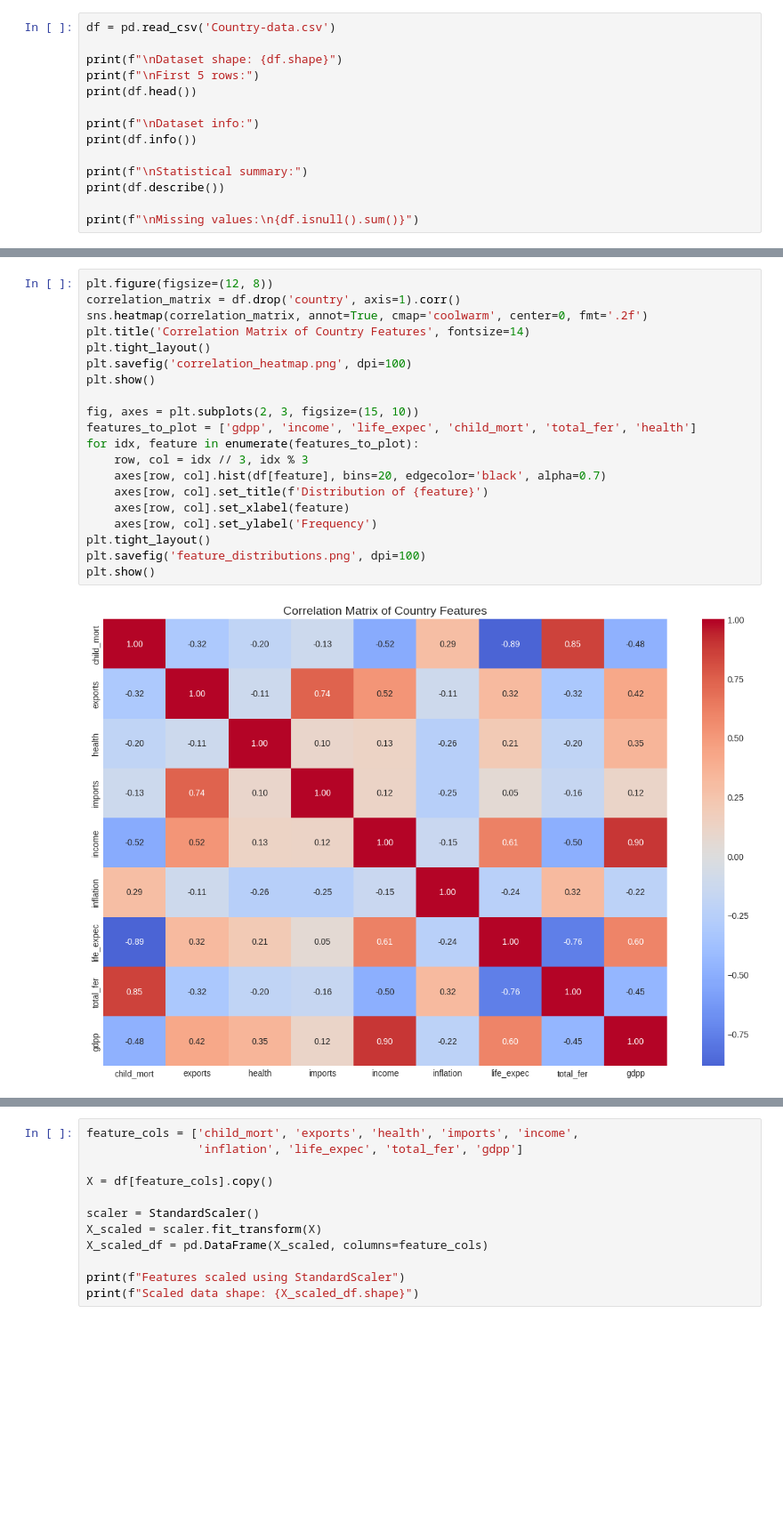
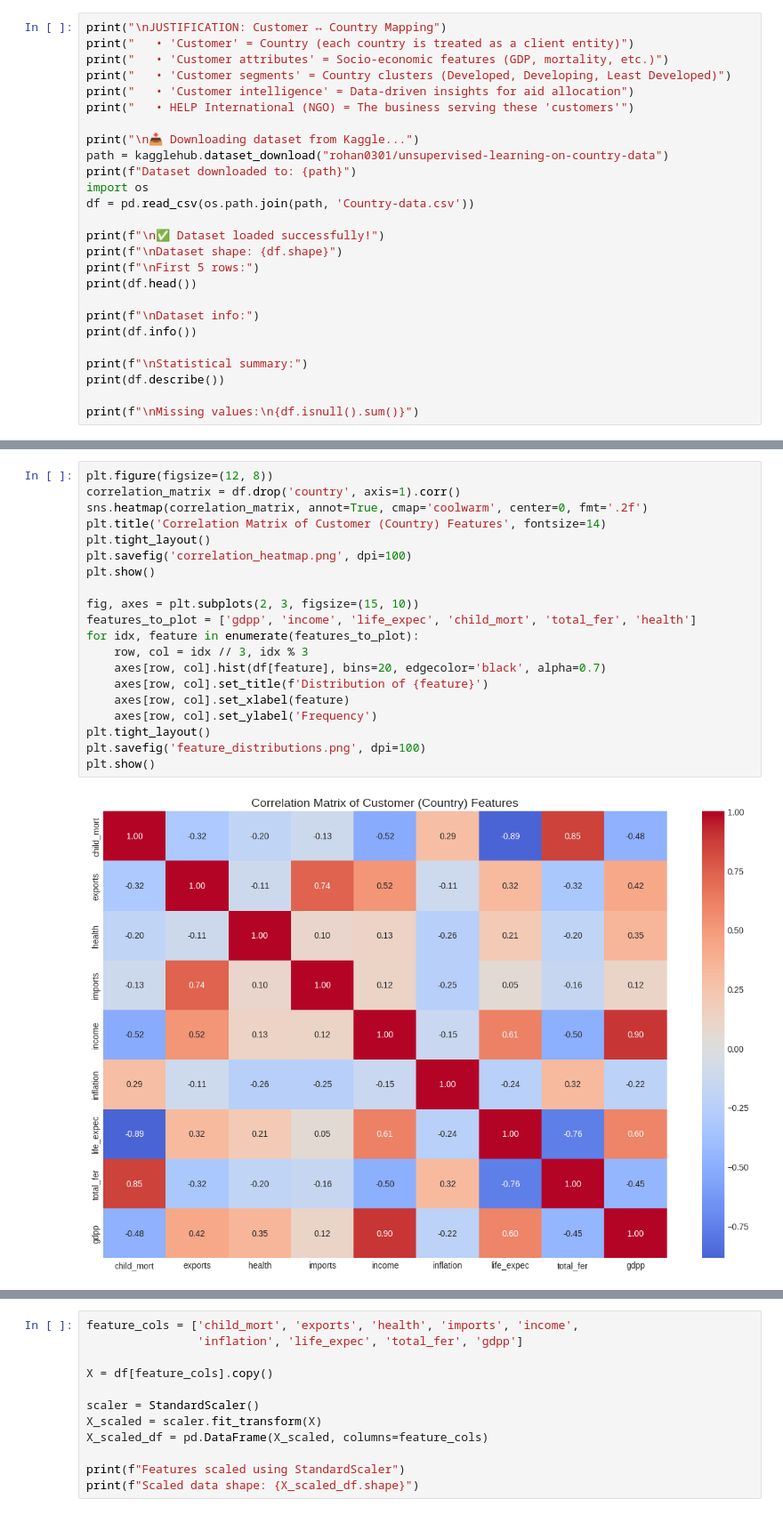
Before and after one commit to sats505/Celebal_DS_assignments, a Jupyter notebook: Week3_Shatakshi_Upadhyay.ipynb, the cells around one changed output, grey strips where cells are left out. Shown at 89% size. Drawn from its saved outputs; the diff is of its cells as text; blank space fills up the shorter version.

```diff
--- a/Week3_Shatakshi_Upadhyay.ipynb
+++ b/Week3_Shatakshi_Upadhyay.ipynb
@@ -26,8 +38,20 @@ warnings.filterwarnings('ignore')
 plt.style.use('seaborn-v0_8-darkgrid')
 sns.set_palette("husl")
 # %%
-df = pd.read_csv('Country-data.csv')
+print("\nJUSTIFICATION: Customer ↔ Country Mapping")
+print("   • 'Customer' = Country (each country is treated as a client entity)")
+print("   • 'Customer attributes' = Socio-economic features (GDP, mortality, etc.)")
+print("   • 'Customer segments' = Country clusters (Developed, Developing, Least Developed)")
+print("   • 'Customer intelligence' = Data-driven insights for aid allocation")
+print("   • HELP International (NGO) = The business serving these 'customers'")
 
+print("\n📥 Downloading dataset from Kaggle...")
+path = kagglehub.dataset_download("rohan0301/unsupervised-learning-on-country-data")
+print(f"Dataset downloaded to: {path}")
+import os
+df = pd.read_csv(os.path.join(path, 'Country-data.csv'))
+
+print(f"\n✅ Dataset loaded successfully!")
 print(f"\nDataset shape: {df.shape}")
 print(f"\nFirst 5 rows:")
 print(df.head())
@@ -60,25 +84,25 @@ dtype: int64
 # %%
 plt.figure(figsize=(12, 8))
 correlation_matrix = df.drop('country', axis=1).corr()
 sns.heatmap(correlation_matrix, annot=True, cmap='coolwarm', center=0, fmt='.2f')
-plt.title('Correlation Matrix of Country Features', fontsize=14)
+plt.title('Correlation Matrix of Customer (Country) Features', fontsize=14)
 plt.tight_layout()
 plt.savefig('correlation_heatmap.png', dpi=100)
 plt.show()
 
 fig, axes = plt.subplots(2, 3, figsize=(15, 10))
 features_to_plot = ['gdpp', 'income', 'life_expec', 'child_mort', 'total_fer', 'health']
 for idx, feature in enumerate(features_to_plot):
     row, col = idx // 3, idx % 3
     axes[row, col].hist(df[feature], bins=20, edgecolor='black', alpha=0.7)
     axes[row, col].set_title(f'Distribution of {feature}')
     axes[row, col].set_xlabel(feature)
     axes[row, col].set_ylabel('Frequency')
 plt.tight_layout()
 plt.savefig('feature_distributions.png', dpi=100)
 plt.show()
 # %% [output]
-[figure, old version]
+[figure, new version]
 [figure]
 # %%
 feature_cols = ['child_mort', 'exports', 'health', 'imports', 'income',
```
Also changed, not shown: parts of 10 cells of this notebook.
